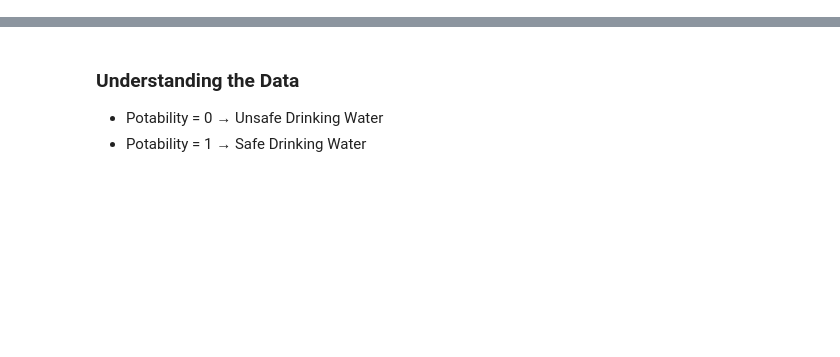
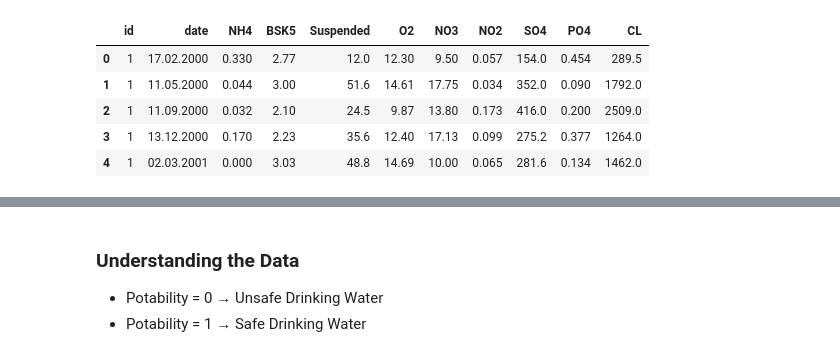
Before and after one commit to Srikethanreddyganji/water-quality-prediction, a Jupyter notebook: Water_Quality.ipynb, the cells around one changed output, grey strips where cells are left out. Cells and saved outputs as stored; diff of their text form; code cells hidden in the pictures; blank space fills up the shorter version.

```diff
--- a/Water_Quality.ipynb
+++ b/Water_Quality.ipynb
@@ -5,3 +9,11 @@ import matplotlib.pyplot as plt
 # %%
-df = pd.read_csv("water_potability.csv")
+df = pd.read_csv('PB_All_2000_2021.csv', sep=';')
+df.head()
+# %% [output]
+|  | id | date | NH4 | BSK5 | Suspended | O2 | NO3 | NO2 | SO4 | PO4 | CL |
+| 0 | 1 | 17.02.2000 | 0.330 | 2.77 | 12.0 | 12.30 | 9.50 | 0.057 | 154.0 | 0.454 | 289.5 |
+| 1 | 1 | 11.05.2000 | 0.044 | 3.00 | 51.6 | 14.61 | 17.75 | 0.034 | 352.0 | 0.090 | 1792.0 |
+| 2 | 1 | 11.09.2000 | 0.032 | 2.10 | 24.5 | 9.87 | 13.80 | 0.173 | 416.0 | 0.200 | 2509.0 |
+| 3 | 1 | 13.12.2000 | 0.170 | 2.23 | 35.6 | 12.40 | 17.13 | 0.099 | 275.2 | 0.377 | 1264.0 |
+| 4 | 1 | 02.03.2001 | 0.000 | 3.03 | 48.8 | 14.69 | 10.00 | 0.065 | 281.6 | 0.134 | 1462.0 |
 # %%
```
Also changed, not shown: parts of 15 cells of this notebook.
